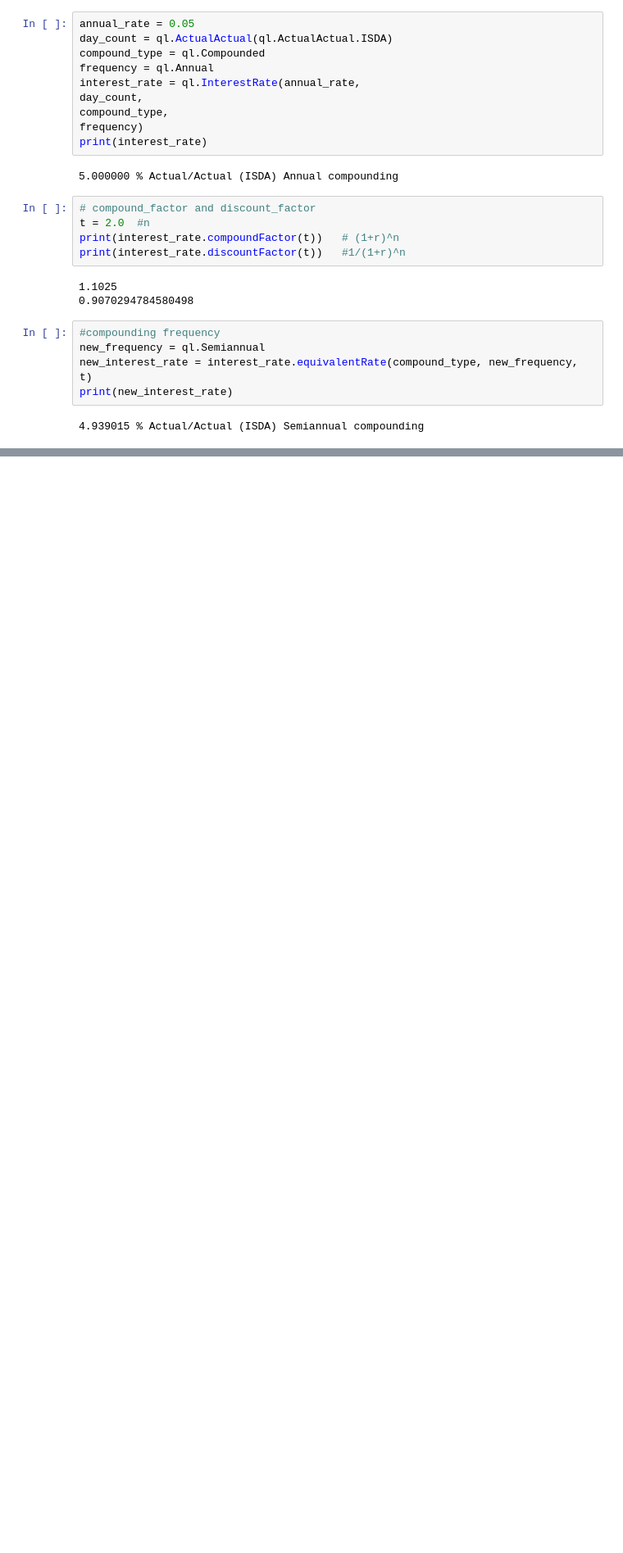
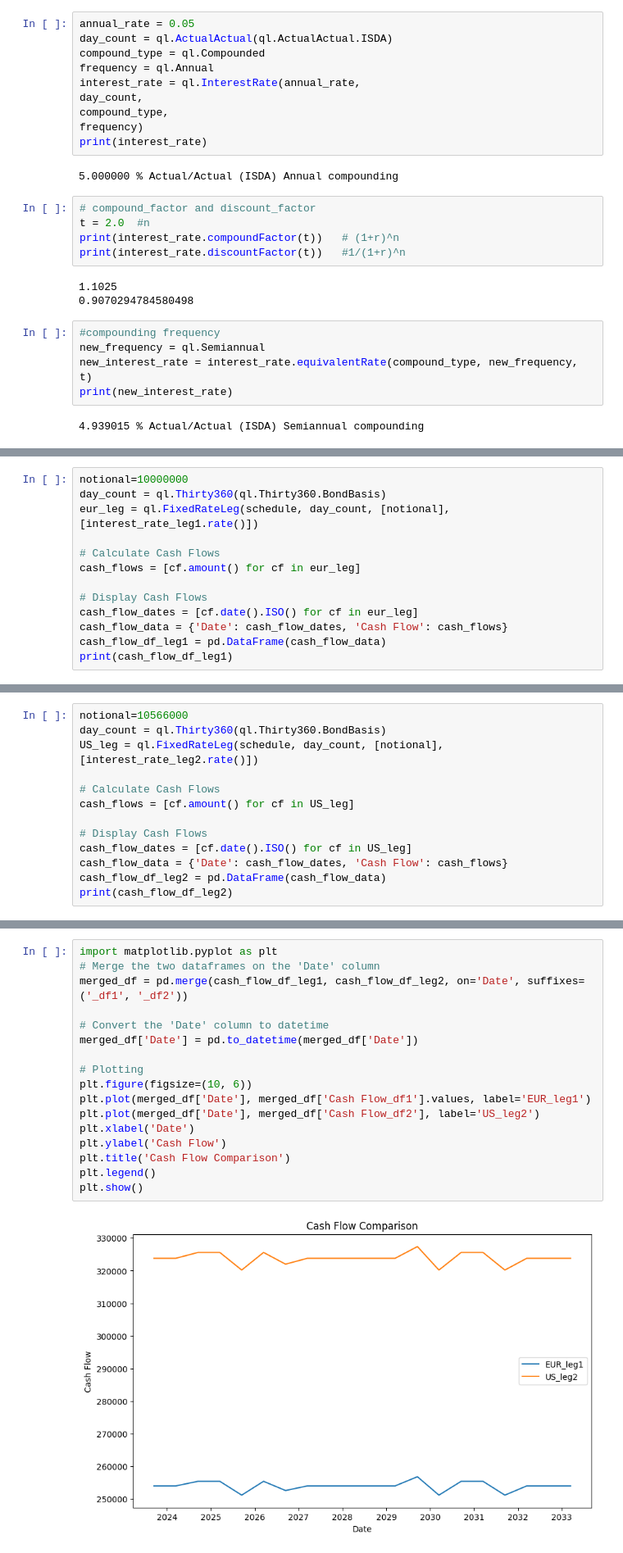
Before and after one commit to Mehedi24434/Q_lib, a Jupyter notebook: practice.ipynb, the cells around one changed output, grey strips where cells are left out. Shown: that part at 82% size. Drawn from its saved outputs; the diff is of its cells as text; blank space fills up the shorter version.

```diff
--- a/practice.ipynb
+++ b/practice.ipynb
@@ -213,0 +287,13 @@ print(new_interest_rate)
+# %%
+notional=10000000
+day_count = ql.Thirty360(ql.Thirty360.BondBasis)
+eur_leg = ql.FixedRateLeg(schedule, day_count, [notional], [interest_rate_leg1.rate()])
+
+# Calculate Cash Flows
+cash_flows = [cf.amount() for cf in eur_leg]
+
+# Display Cash Flows
+cash_flow_dates = [cf.date().ISO() for cf in eur_leg]
+cash_flow_data = {'Date': cash_flow_dates, 'Cash Flow': cash_flows}
+cash_flow_df_leg1 = pd.DataFrame(cash_flow_data)
+print(cash_flow_df_leg1)
@@ -213,0 +318,13 @@ print(new_interest_rate)
+# %%
+notional=10566000
+day_count = ql.Thirty360(ql.Thirty360.BondBasis)
+US_leg = ql.FixedRateLeg(schedule, day_count, [notional], [interest_rate_leg2.rate()])
+
+# Calculate Cash Flows
+cash_flows = [cf.amount() for cf in US_leg]
+
+# Display Cash Flows
+cash_flow_dates = [cf.date().ISO() for cf in US_leg]
+cash_flow_data = {'Date': cash_flow_dates, 'Cash Flow': cash_flows}
+cash_flow_df_leg2 = pd.DataFrame(cash_flow_data)
+print(cash_flow_df_leg2)
@@ -213,0 +349,19 @@ print(new_interest_rate)
+# %%
+import matplotlib.pyplot as plt
+# Merge the two dataframes on the 'Date' column
+merged_df = pd.merge(cash_flow_df_leg1, cash_flow_df_leg2, on='Date', suffixes=('_df1', '_df2'))
+
+# Convert the 'Date' column to datetime
+merged_df['Date'] = pd.to_datetime(merged_df['Date'])
+
+# Plotting
+plt.figure(figsize=(10, 6))
+plt.plot(merged_df['Date'], merged_df['Cash Flow_df1'].values, label='EUR_leg1')
+plt.plot(merged_df['Date'], merged_df['Cash Flow_df2'], label='US_leg2')
+plt.xlabel('Date')
+plt.ylabel('Cash Flow')
+plt.title('Cash Flow Comparison')
+plt.legend()
+plt.show()
+# %% [output]
+[figure, added]
```
Also changed, not shown: parts of 14 cells of this notebook, 1 other file.
